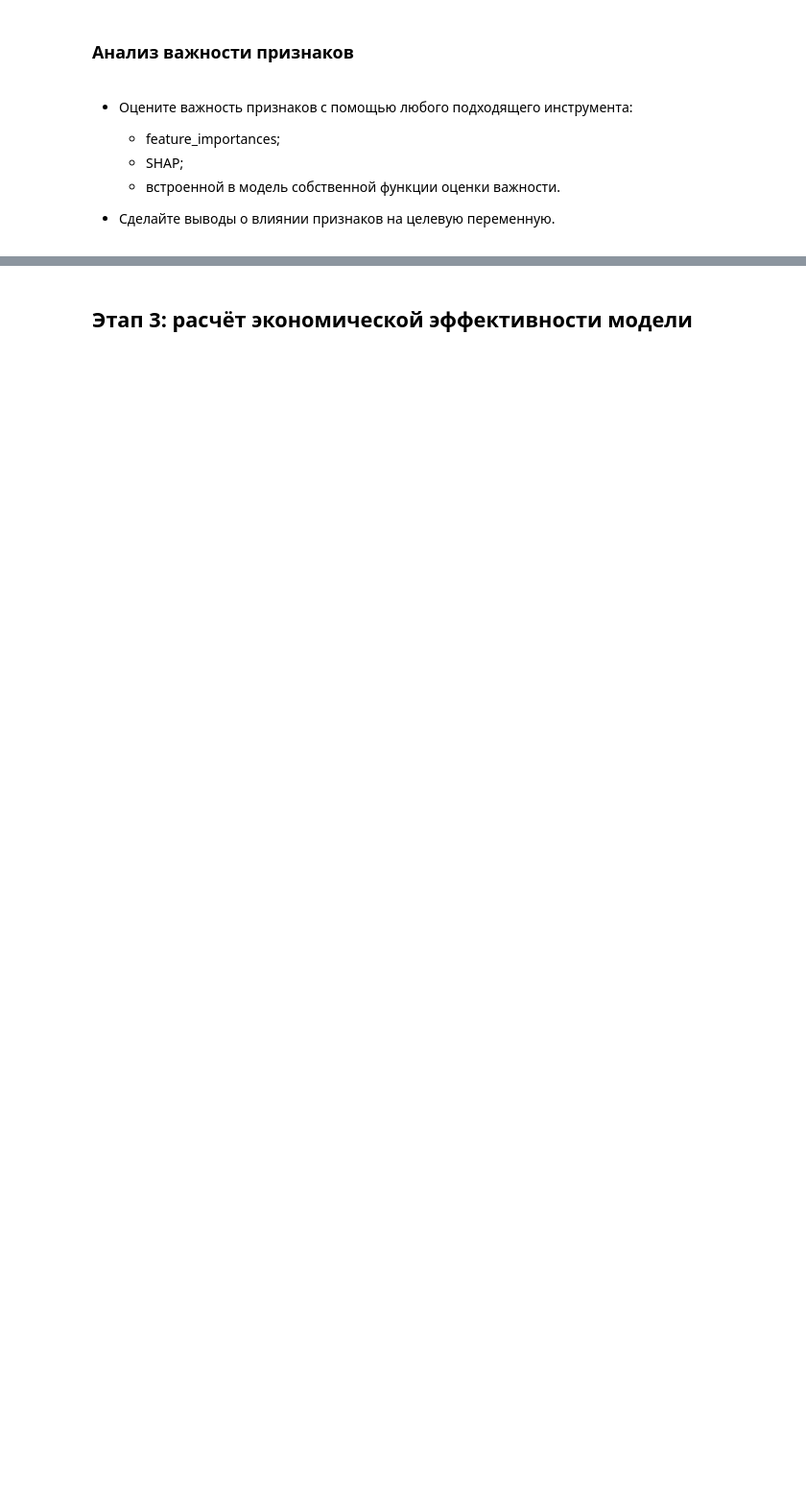
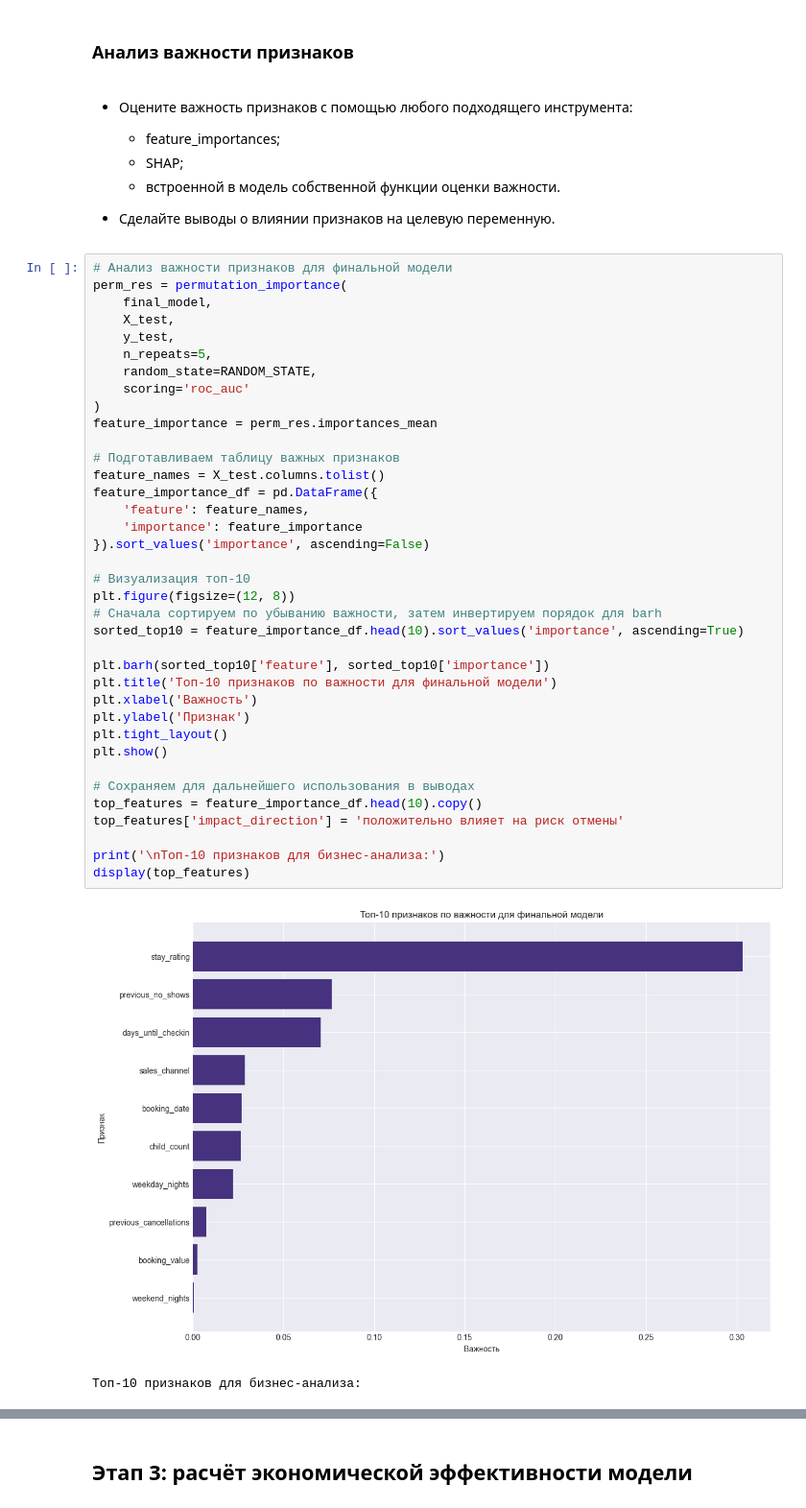
Before and after one commit to MEYakunin/Sprint17_Booking_Cancellation_Predict, a Jupyter notebook: Sprint17_Booking_Cancellation_Predict.ipynb, the cells around one changed output, grey strips where cells are left out. Shown at 96% size. Drawn from its saved outputs; the diff is of its cells as text; blank space fills up the shorter version.

Commit message:
Sprint17_Booking_Cancellation_Predict - Составил матрицы классификации, зафиксировал итоговую модель, проанализировал важность признаков и рассчитал экономическую эффективность модели

```diff
--- a/Sprint17_Booking_Cancellation_Predict.ipynb
+++ b/Sprint17_Booking_Cancellation_Predict.ipynb
@@ -1372,3 +1615,43 @@ display(metrics_result_df)
   - встроенной в модель собственной функции оценки важности.
 
 - Сделайте выводы о влиянии признаков на целевую переменную.
+# %%
+# Анализ важности признаков для финальной модели
+perm_res = permutation_importance(
+    final_model,
+    X_test,
+    y_test,
+    n_repeats=5,
+    random_state=RANDOM_STATE,
+    scoring='roc_auc'
+)
+feature_importance = perm_res.importances_mean
+
+# Подготавливаем таблицу важных признаков
+feature_names = X_test.columns.tolist()
+feature_importance_df = pd.DataFrame({
+    'feature': feature_names,
+    'importance': feature_importance
+}).sort_values('importance', ascending=False)
+
+# Визуализация топ-10
+plt.figure(figsize=(12, 8))
+# Сначала сортируем по убыванию важности, затем инвертируем порядок для barh
+sorted_top10 = feature_importance_df.head(10).sort_values('importance', ascending=True)
+
+plt.barh(sorted_top10['feature'], sorted_top10['importance'])
+plt.title('Топ-10 признаков по важности для финальной модели')
+plt.xlabel('Важность')
+plt.ylabel('Признак')
+plt.tight_layout()
+plt.show()
+
+# Сохраняем для дальнейшего использования в выводах
+top_features = feature_importance_df.head(10).copy()
+top_features['impact_direction'] = 'положительно влияет на риск отмены'
+
+print('\nТоп-10 признаков для бизнес-анализа:')
+display(top_features)
+# %% [output]
+[figure, added]
+Топ-10 признаков для бизнес-анализа:
```
Also changed, not shown: parts of 9 cells of this notebook.
